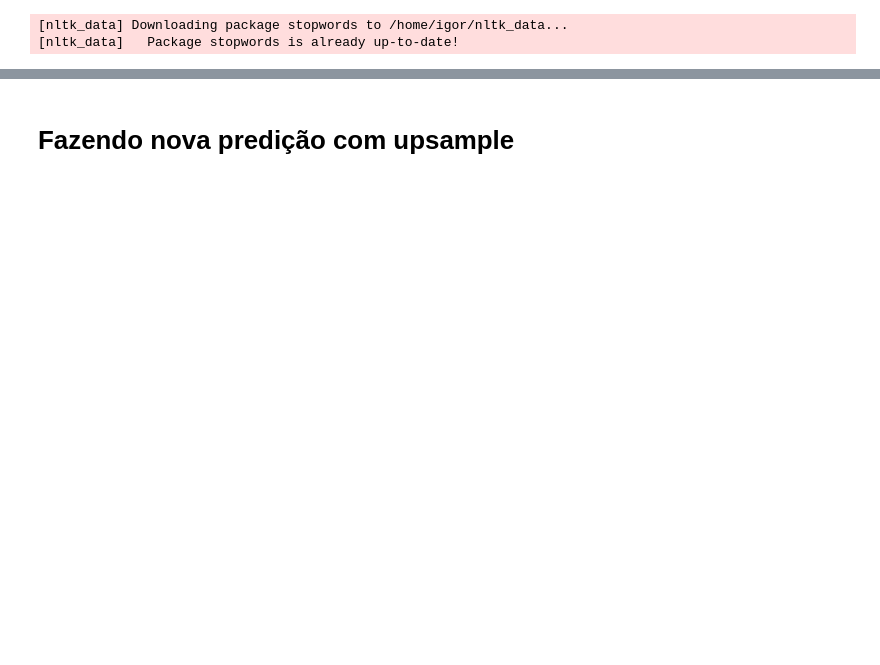
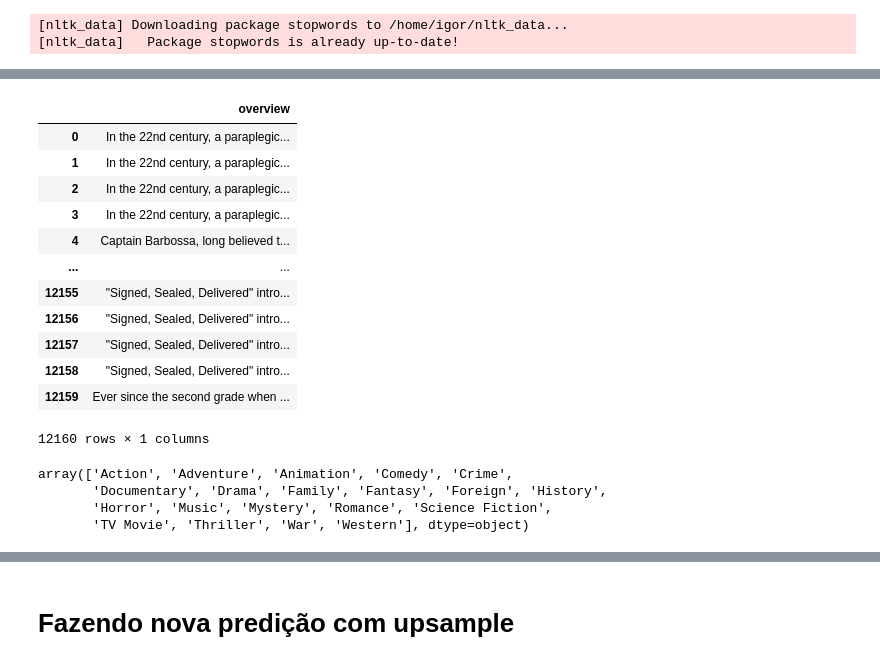
Before and after one commit to igorwc/tcc-puc-minas, a Jupyter notebook: scripts/TMDB_ExtraTreesClassifier .ipynb, the cells around one changed output, grey strips where cells are left out. Drawn from its saved outputs; the diff is of its cells as text; code cells hidden in the pictures; blank space fills up the shorter version.

```diff
--- a/scripts/TMDB_ExtraTreesClassifier .ipynb
+++ b/scripts/TMDB_ExtraTreesClassifier .ipynb
@@ -344,0 +657,33 @@ Pipeline(steps=[('tfidf',
+# %%
+
+multilabel_binarizer = MultiLabelBinarizer()
+# multilabel_binarizer.fit(title_df['genres'])
+
+# transform target variable
+y = multilabel_binarizer.fit_transform( filmes_balanceados2['genres']  )
+
+# split the data, leave 1/3 out for testing
+data_x = filmes_balanceados2[['overview']]
+data_y = y #title_df[[ 'genres' ]]
+# stratified_split = StratifiedShuffleSplit(n_splits=2, test_size=0.33)
+xtrain, xval, ytrain, yval = model_selection.train_test_split(data_x,
+                                                              data_y, test_size=0.33, random_state=512)
+# transform matrix of plots into lists to pass to a TfidfVectorizer
+train_x = [x[0].strip() for x in xtrain.values.astype(str).tolist()]
+test_x = [x[0].strip() for x in xval.values.tolist()]
+# %%
+data_x
+# %% [output]
+|  | overview |
+| 0 | In the 22nd century, a paraplegic... |
+| 1 | In the 22nd century, a paraplegic... |
+| 2 | In the 22nd century, a paraplegic... |
+| 3 | In the 22nd century, a paraplegic... |
+| 4 | Captain Barbossa, long believed t... |
+| ... | ... |
+| 12155 | "Signed, Sealed, Delivered" intro... |
+| 12156 | "Signed, Sealed, Delivered" intro... |
+| 12157 | "Signed, Sealed, Delivered" intro... |
+| 12158 | "Signed, Sealed, Delivered" intro... |
+| 12159 | Ever since the second grade when ... |
+12160 rows × 1 columns
@@ -344,0 +701,7 @@ Pipeline(steps=[('tfidf',
+# %%
+multilabel_binarizer.classes_
+# %% [output]
+array(['Action', 'Adventure', 'Animation', 'Comedy', 'Crime',
+       'Documentary', 'Drama', 'Family', 'Fantasy', 'Foreign', 'History',
+       'Horror', 'Music', 'Mystery', 'Romance', 'Science Fiction',
+       'TV Movie', 'Thriller', 'War', 'Western'], dtype=object)
```
Also changed, not shown: parts of 91 cells of this notebook, 2 other files.
